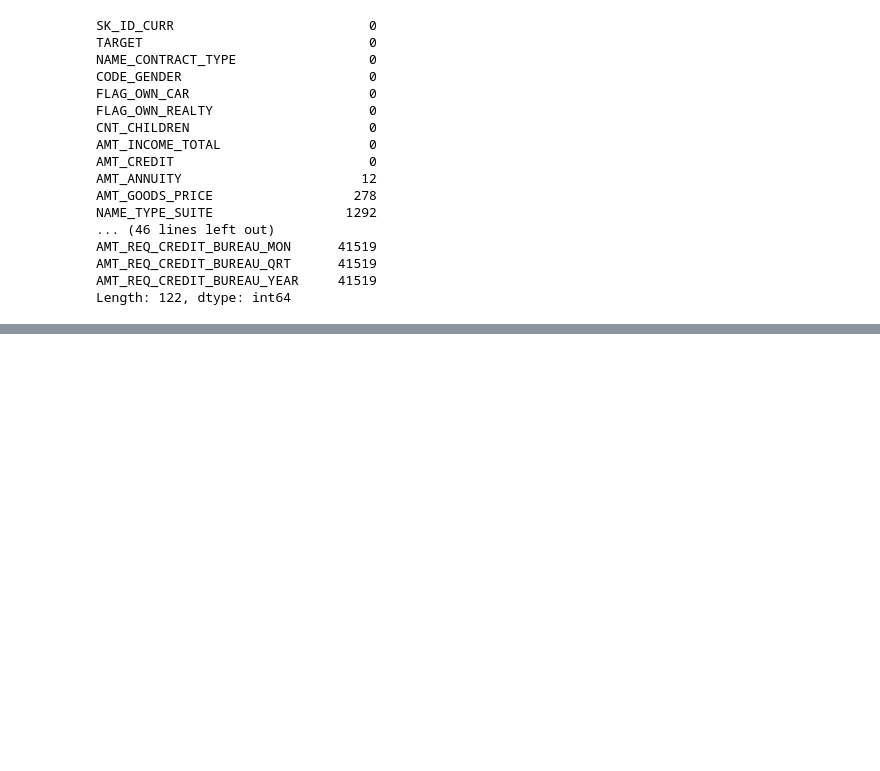
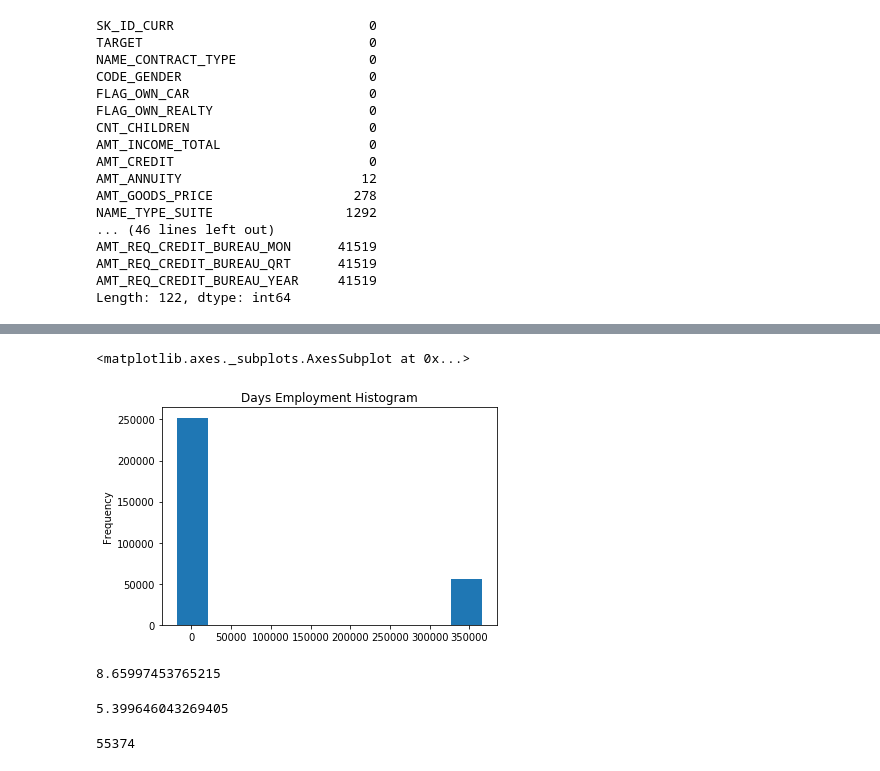
Before and after one commit to UaHaLiubolun/kaggle, a Jupyter notebook: credit/credit.ipynb, the cells around one changed output, grey strips where cells are left out. Saved outputs shown, nothing was run; the diff lists cells and outputs as text; code cells hidden in the pictures; blank space fills up the shorter version.

```diff
--- a/credit/credit.ipynb
+++ b/credit/credit.ipynb
@@ -27,7 +27,7 @@ Training data shape:  (307511, 122)
 | 4 | 100007 | 0 | Cash loans | M | N | Y | 0 | ... |
 5 rows × 122 columns
 # %%
-app_test = pd.read_csv('../../creditData/application_test.csv')
+app_test = pd.read_csv('../../kaggleData/creditData/application_test.csv')
 print('Testing Data shape: ', app_test.shape)
 app_test.head()
 # %% [output]
@@ -67,0 +129,9 @@ Length: 122, dtype: int64
+# %%
+le = LabelEncoder()
+le_count = 0
+for col in app_train:
+    if app_train[col].dtype == 'object':
+        if len(list(app_train[col].unique())) <=2 :
+            le.fit(app_train[col])
+            app_treeain[col] = le.transform(app_train[col])
+            app_test[col] = le.transform(app_test[col])
@@ -67,0 +163,3 @@ Length: 122, dtype: int64
+# %%
+app_train = pd.get_dummies(app_train)
+app_test = pd.get_dummies(app_test)
@@ -67,0 +175,5 @@ Length: 122, dtype: int64
+# %%
+train_labels = app_train['TARGET']
+
+app_train, app_test = app_train.align(app_test, join='inner', axis=1)
+app_train['TARGET'] = train_labels
@@ -67,0 +212,5 @@ Length: 122, dtype: int64
+# %%
+app_train['DAYS_EMPLOYED'].plot.hist(title = 'Days Employment Histogram')
+# %% [output]
+<matplotlib.axes._subplots.AxesSubplot at 0x...>
+[figure, added]
@@ -67,0 +220,12 @@ Length: 122, dtype: int64
+# %%
+100 * non_anom['TARGET'].mean()
+# %% [output]
+8.65997453765215
+# %%
+100 * anom['TARGET'].mean()
+# %% [output]
+5.399646043269405
+# %%
+len(anom)
+# %% [output]
+55374
```
Also changed, not shown: parts of 32 cells of this notebook, 1 other file.
